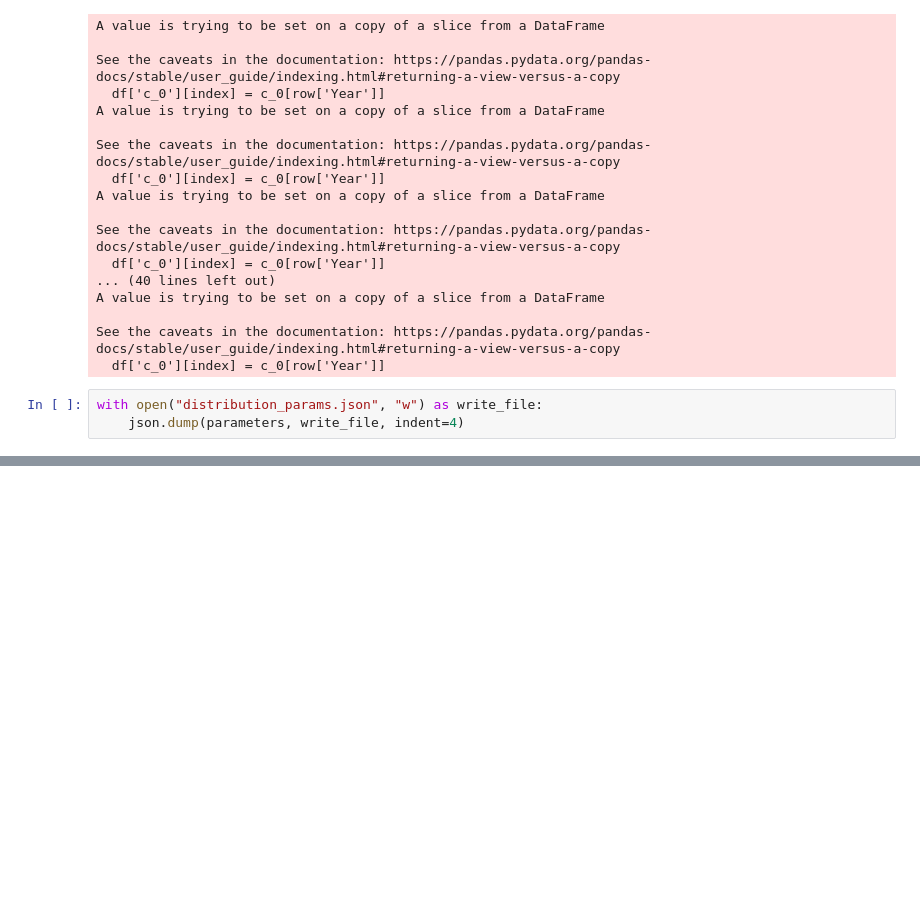
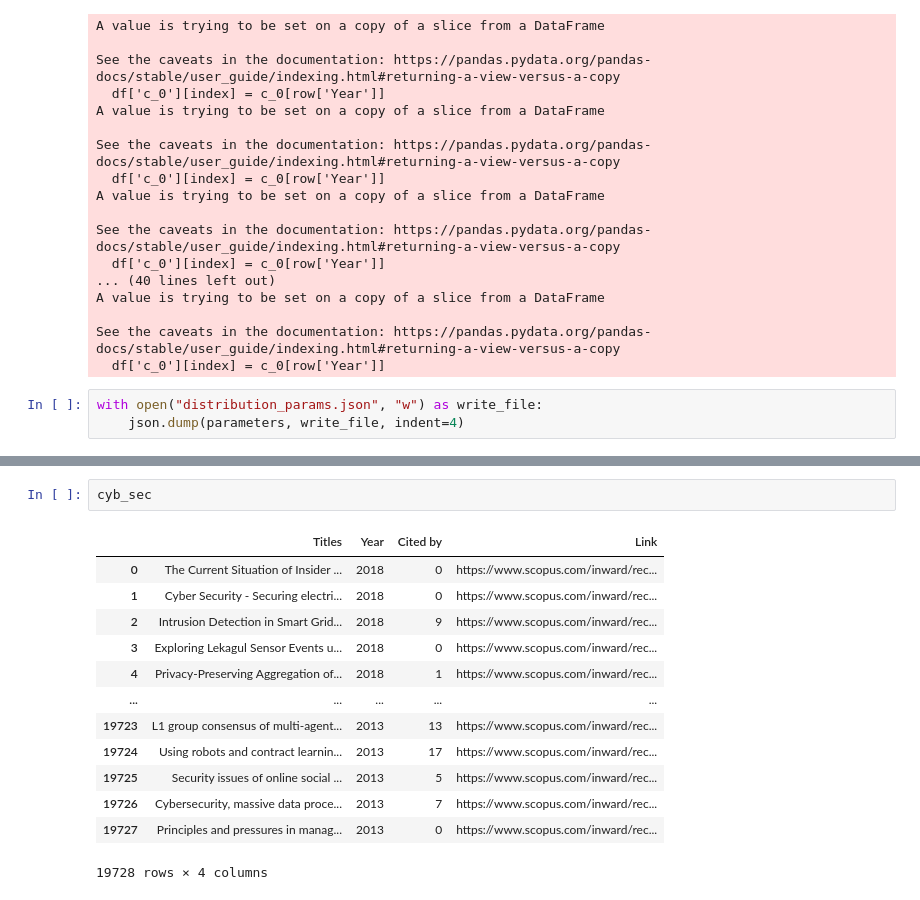
Before and after one commit to iRRe33-smk/exjobb, a Jupyter notebook: citation_analysis/citation_analysis.ipynb, the cells around one changed output, grey strips where cells are left out. Drawn from its saved outputs; the diff is of its cells as text; blank space fills up the shorter version.

```diff
--- a/citation_analysis/citation_analysis.ipynb
+++ b/citation_analysis/citation_analysis.ipynb
@@ -189,0 +203,16 @@ sen_fus["Cited by"].plot()
+# %%
+cyb_sec
+# %% [output]
+|  | Titles | Year | Cited by | Link |
+| 0 | The Current Situation of Insider ... | 2018 | 0 | https://www.scopus.com/inward/rec... |
+| 1 | Cyber Security - Securing electri... | 2018 | 0 | https://www.scopus.com/inward/rec... |
+| 2 | Intrusion Detection in Smart Grid... | 2018 | 9 | https://www.scopus.com/inward/rec... |
+| 3 | Exploring Lekagul Sensor Events u... | 2018 | 0 | https://www.scopus.com/inward/rec... |
+| 4 | Privacy-Preserving Aggregation of... | 2018 | 1 | https://www.scopus.com/inward/rec... |
+| ... | ... | ... | ... | ... |
+| 19723 | L1 group consensus of multi-agent... | 2013 | 13 | https://www.scopus.com/inward/rec... |
+| 19724 | Using robots and contract learnin... | 2013 | 17 | https://www.scopus.com/inward/rec... |
+| 19725 | Security issues of online social ... | 2013 | 5 | https://www.scopus.com/inward/rec... |
+| 19726 | Cybersecurity, massive data proce... | 2013 | 7 | https://www.scopus.com/inward/rec... |
+| 19727 | Principles and pressures in manag... | 2013 | 0 | https://www.scopus.com/inward/rec... |
+19728 rows × 4 columns
```
Also changed, not shown: parts of 8 cells of this notebook, 16 other files.
